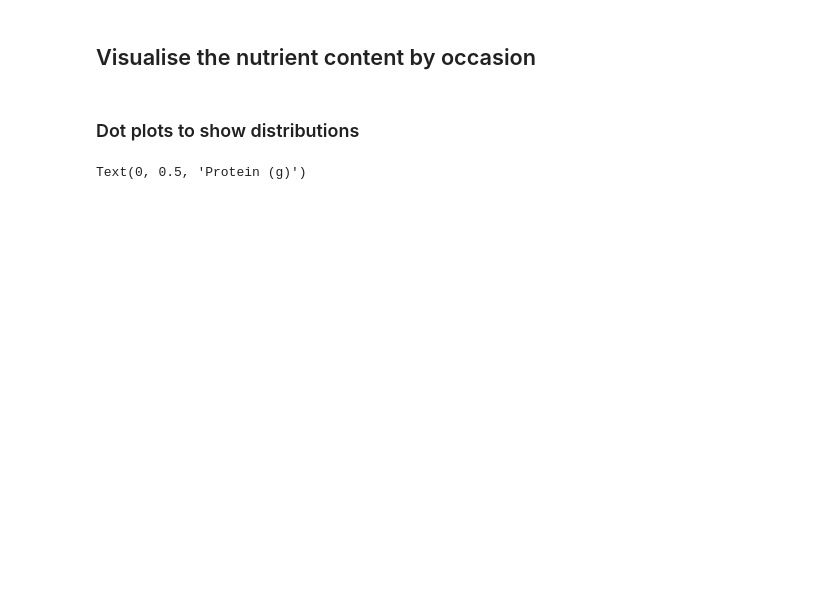
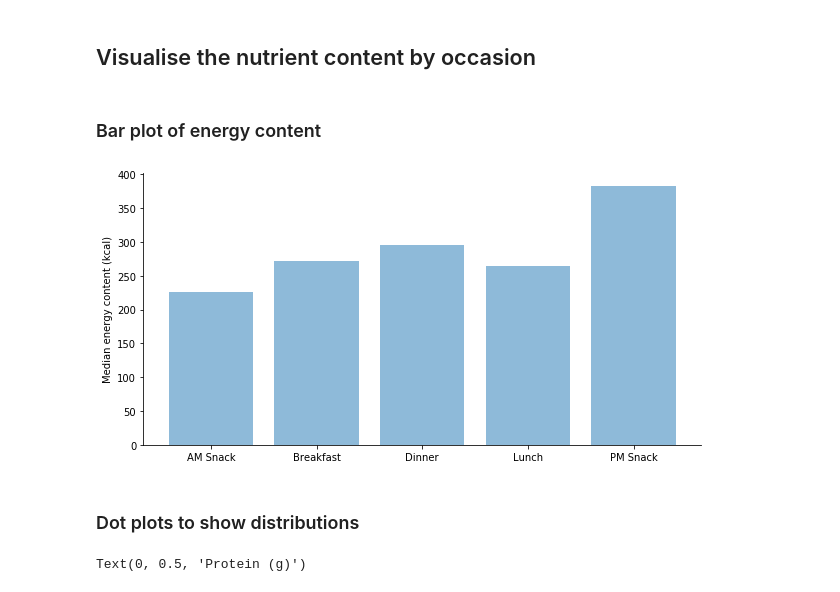
Before and after one commit to rochiecuevas/FoodChoice, a Jupyter notebook: Nutrition_data_WB.ipynb, the cells around one changed output. Cells and saved outputs as stored; diff of their text form; code cells hidden in the pictures; blank space fills up the shorter version.

```diff
--- a/Nutrition_data_WB.ipynb
+++ b/Nutrition_data_WB.ipynb
@@ -122,5 +113,30 @@ Name: mean, dtype: float64
 # %% [markdown]
 ## Visualise the nutrient content by occasion
+# %% [markdown]
+### Bar plot of energy content
+# %%
+# Create bar graph
+fig, ax = plt.subplots(figsize = (10,5))
+
+occasions = df4["Occasion"].to_list()
+y_pos = np.arange(len(occasions))
+energy = df4["Energy_kcal"]["median"].to_list()
+
+ax.bar(y_pos, energy, align = "center", alpha = 0.5)
+plt.xticks(y_pos, occasions)
+plt.ylabel("Median energy content (kcal)")
+
+# Remove the lines on the right and top of the graph
+ax.spines['right'].set_visible(False)
+ax.spines['top'].set_visible(False)
+
+# Save figure
+plt.savefig(f"bar_energy_WB.png", bbox_inches='tight', dpi = 300)
+
+# Preview graph
+plt.show()
+# %% [output]
+[figure, added]
 # %% [markdown]
 ### Dot plots to show distributions
 # %%
```
Also changed, not shown: parts of 10 cells of this notebook.
